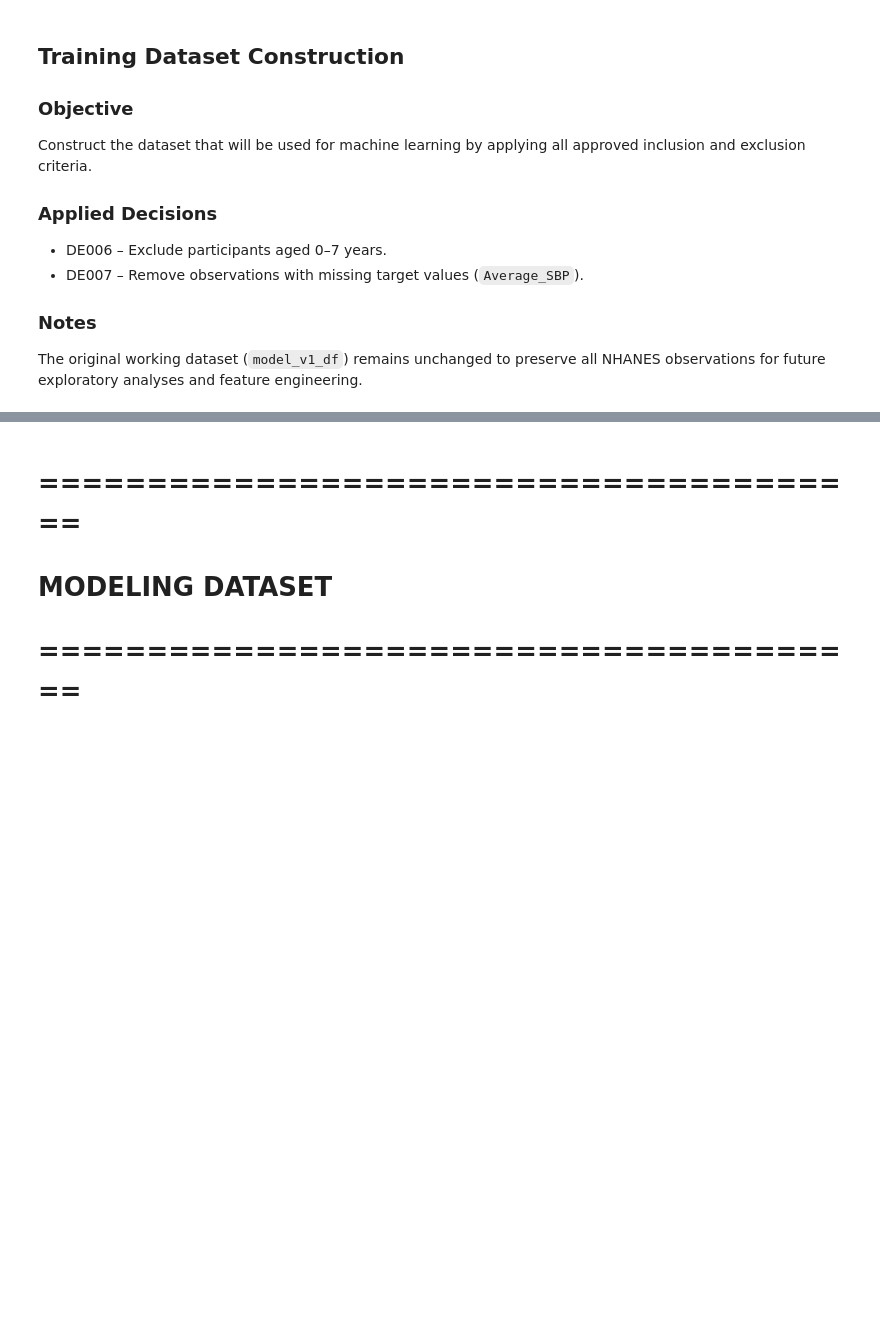
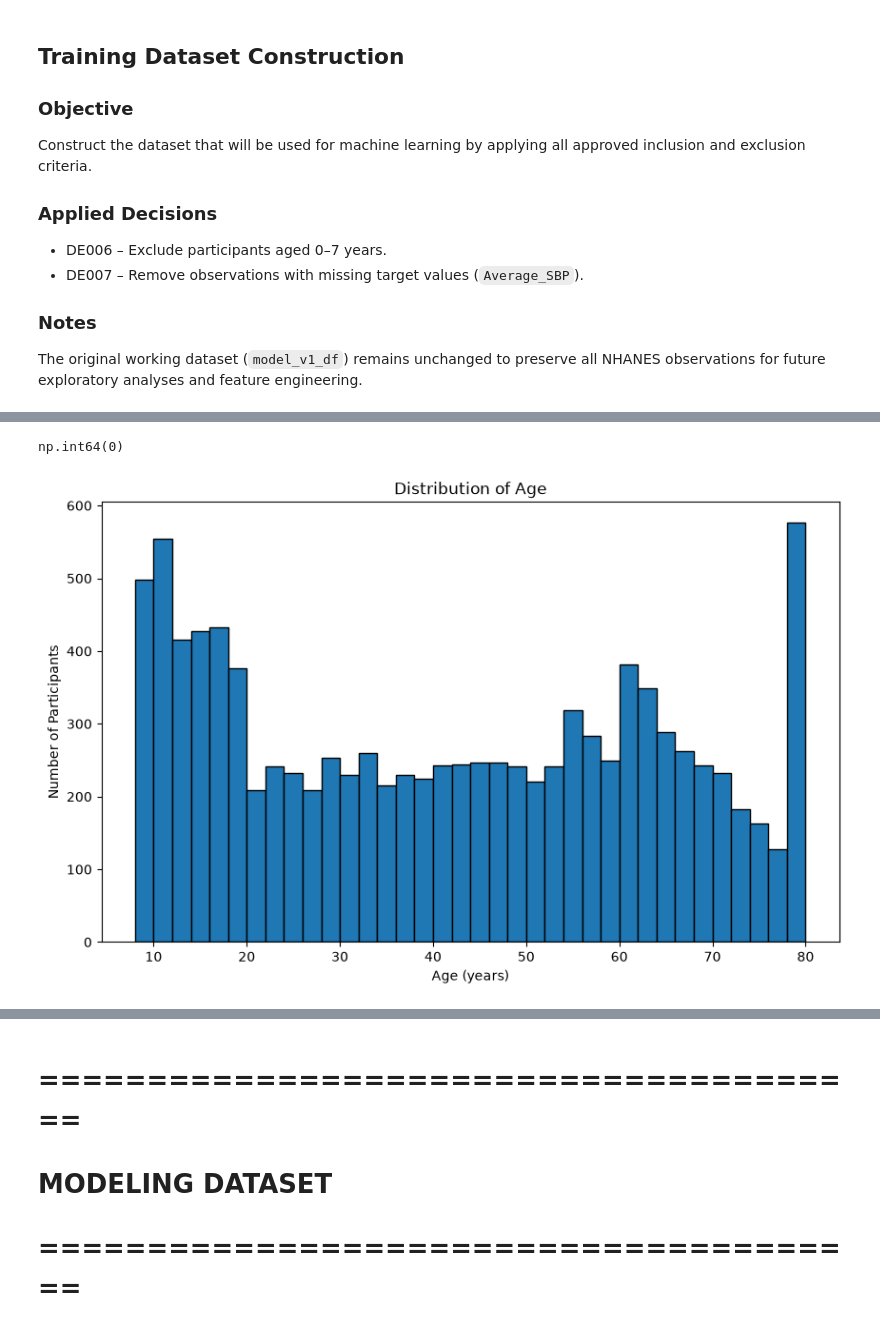
Before and after one commit to kmnguyen37/Intelligent-Blood-Presure-Risk-Assessment, a Jupyter notebook: notebook/01-project-notebook.ipynb, the cells around one changed output, grey strips where cells are left out. Saved outputs shown, nothing was run; the diff lists cells and outputs as text; code cells hidden in the pictures; blank space fills up the shorter version.

```diff
--- a/notebook/01-project-notebook.ipynb
+++ b/notebook/01-project-notebook.ipynb
@@ -576,0 +665,21 @@ The original working dataset (`model_v1_df`) remains unchanged to preserve all N
+# %%
+# 2. Missing values
+model_training_df["RIDAGEYR"].isna().sum()
+# %% [output]
+np.int64(0)
+# %%
+# 3. Histogram of Age Distribution
+plt.figure(figsize=(10, 6))
+
+plt.hist(
+    model_training_df["RIDAGEYR"],
+    bins=36,
+    edgecolor="black"
+)
+plt.title("Distribution of Age")
+plt.xlabel("Age (years)")
+plt.ylabel("Number of Participants")
+
+plt.show()
+# %% [output]
+[figure, added]
```
Also changed, not shown: parts of 13 cells of this notebook, 8 other files.
